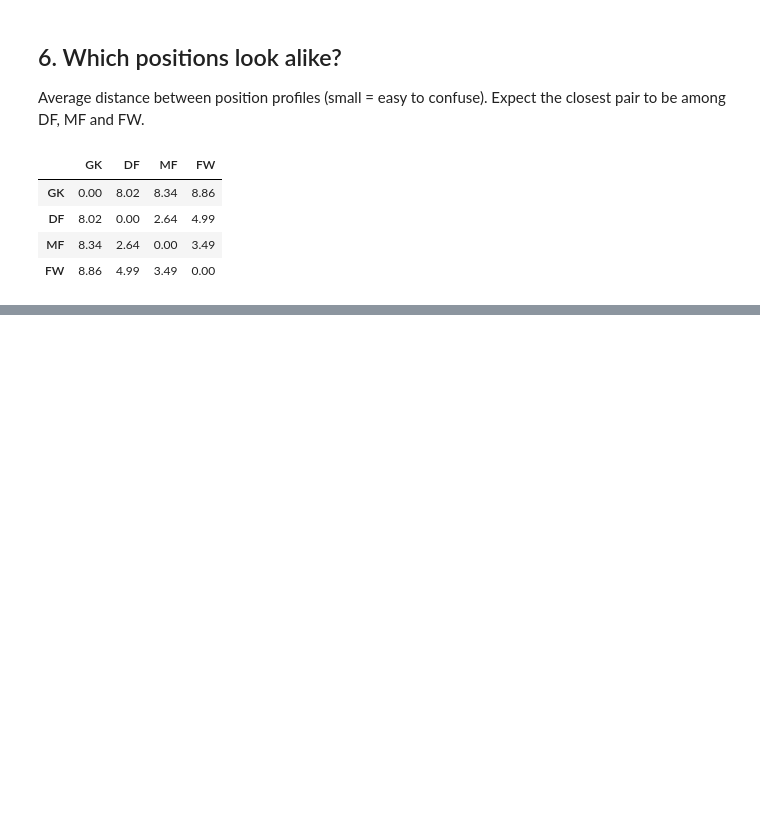
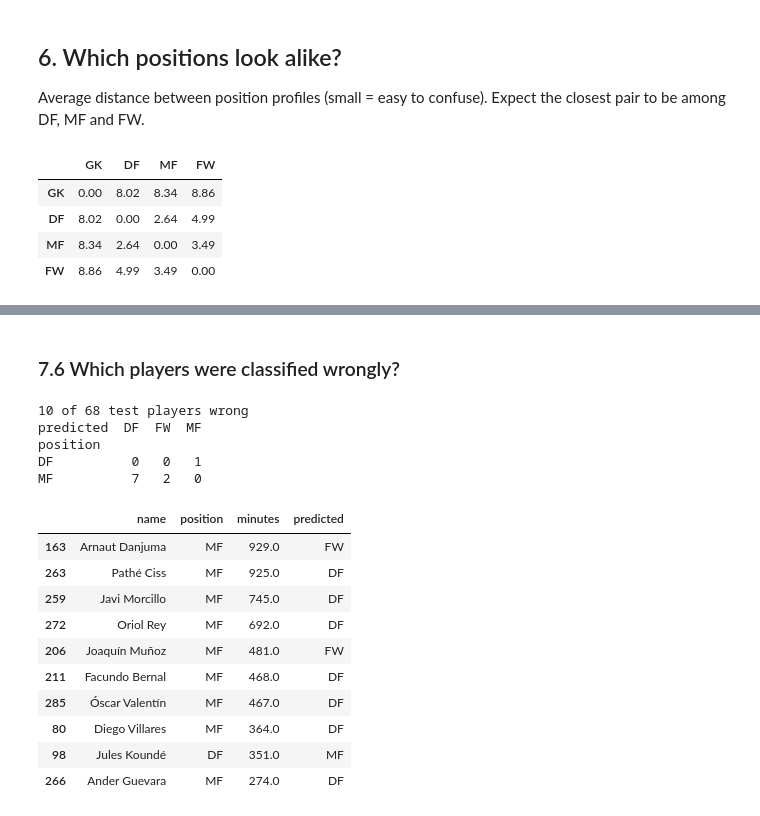
Before and after one commit to MohammadALI-dot/Lab-Network-Project, a Jupyter notebook: notebooks/ml_analysis.ipynb, the cells around one changed output, grey strips where cells are left out. Saved outputs shown, nothing was run; the diff lists cells and outputs as text; code cells hidden in the pictures; blank space fills up the shorter version.

```diff
--- a/notebooks/ml_analysis.ipynb
+++ b/notebooks/ml_analysis.ipynb
@@ -127,0 +276,26 @@ dist
+# %% [markdown]
+### 7.6 Which players were classified wrongly?
+# %%
+wrong = df.loc[idx_test, ['name', 'position', 'minutes']].copy()
+wrong['predicted'] = preds[winner]
+wrong = wrong[wrong['position'] != wrong['predicted']]
+print(len(wrong), 'of', len(idx_test), 'test players wrong')
+print(pd.crosstab(wrong['position'], wrong['predicted']).to_string() if len(wrong) else 'none')
+wrong.sort_values('minutes', ascending=False)
+# %% [output]
+10 of 68 test players wrong
+predicted  DF  FW  MF
+position
+DF          0   0   1
+MF          7   2   0
+|  | name | position | minutes | predicted |
+| 163 | Arnaut Danjuma | MF | 929.0 | FW |
+| 263 | Pathé Ciss | MF | 925.0 | DF |
+| 259 | Javi Morcillo | MF | 745.0 | DF |
+| 272 | Oriol Rey | MF | 692.0 | DF |
+| 206 | Joaquín Muñoz | MF | 481.0 | FW |
+| 211 | Facundo Bernal | MF | 468.0 | DF |
+| 285 | Óscar Valentín | MF | 467.0 | DF |
+| 80 | Diego Villares | MF | 364.0 | DF |
+| 98 | Jules Koundé | DF | 351.0 | MF |
+| 266 | Ander Guevara | MF | 274.0 | DF |
```
Also changed, not shown: parts of 15 cells of this notebook, 4 other files.
